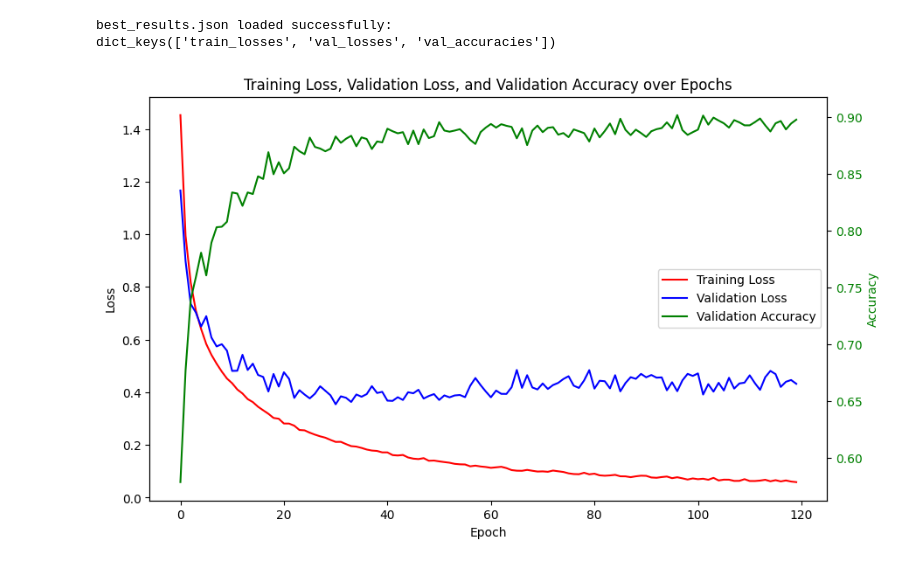
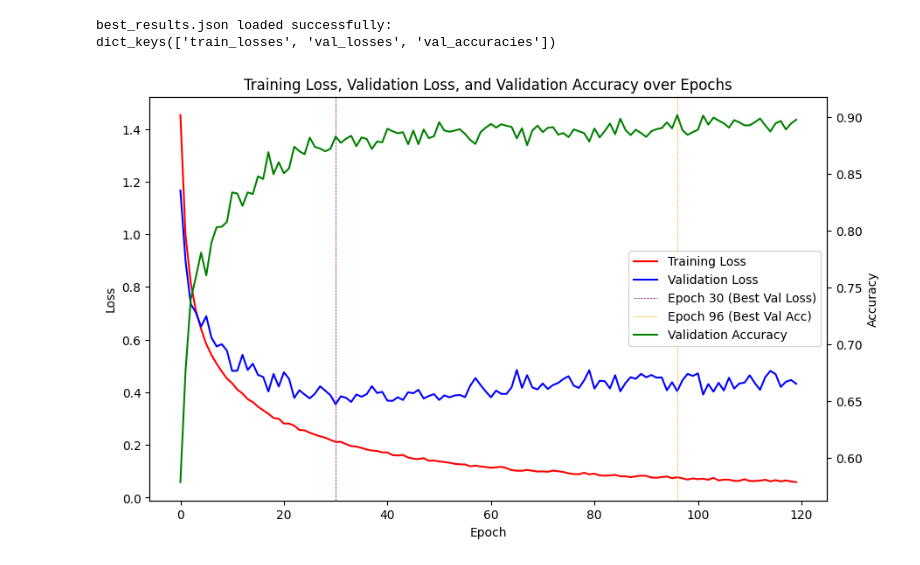
Before and after one commit to tomasbelak24/deeplearning-vision, a Jupyter notebook: hw1/best_model.ipynb, the cells around one changed output. Cells and saved outputs as stored; diff of their text form; code cells hidden in the pictures.

Commit message:
modified graph

```diff
--- a/hw1/best_model.ipynb
+++ b/hw1/best_model.ipynb
@@ -276,26 +270,30 @@ epoch_val_accs = loaded_results['val_accuracies']
 # %%
 import matplotlib.pyplot as plt
 
 fig, ax1 = plt.subplots(figsize=(10, 6))
 
 # Plot losses on the primary y-axis
 ax1.plot(epoch_train_losses, c='r', label='Training Loss')
 ax1.plot(epoch_val_losses, c='b', label='Validation Loss')
 ax1.set_xlabel('Epoch')
 ax1.set_ylabel('Loss', color='black')
 ax1.tick_params(axis='y', labelcolor='black')
 
 # Create a secondary y-axis for accuracy
 ax2 = ax1.twinx()
 ax2.plot(epoch_val_accs, c='g', label='Validation Accuracy')
-ax2.set_ylabel('Accuracy', color='green')
-ax2.tick_params(axis='y', labelcolor='green')
+ax2.set_ylabel('Accuracy')
+ax2.tick_params(axis='y')
+
+# Add vertical lines for specific epochs
+ax1.axvline(x=30, color='purple', linestyle='--', label='Epoch 30 (Best Val Loss)',linewidth=0.5)
+ax1.axvline(x=96, color='orange', linestyle='--', label='Epoch 96 (Best Val Acc)', linewidth=0.5)
 
 # Add title and legend
 plt.title('Training Loss, Validation Loss, and Validation Accuracy over Epochs')
 fig.legend(loc='center right', bbox_to_anchor=(1, 0.5), bbox_transform=ax1.transAxes)
 
 # plt.grid(True)
 plt.show()
 # %% [output]
-[figure, old version]
+[figure, new version]
```
Also changed, not shown: parts of 1 cell of this notebook.
